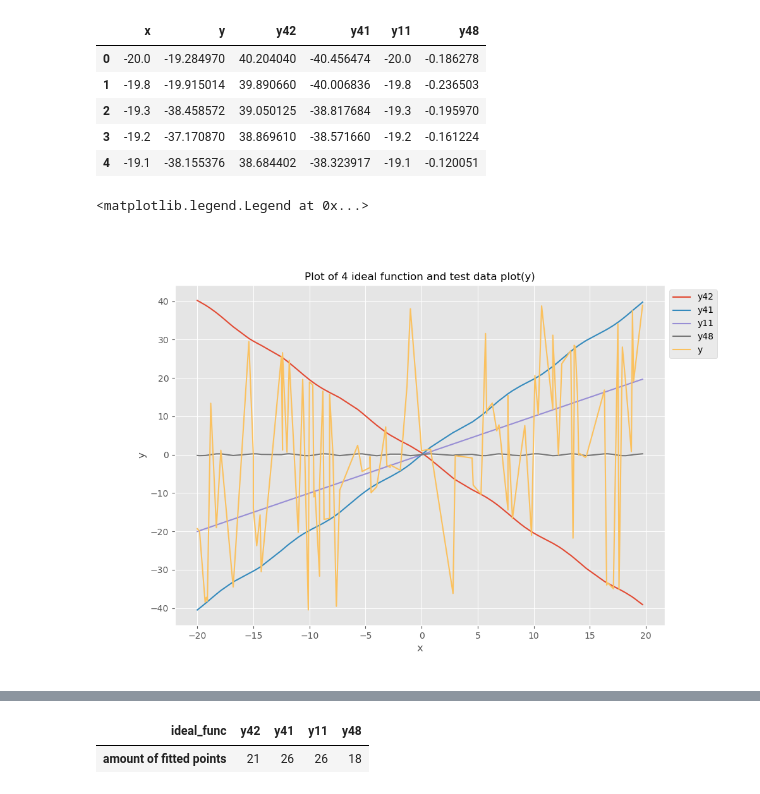
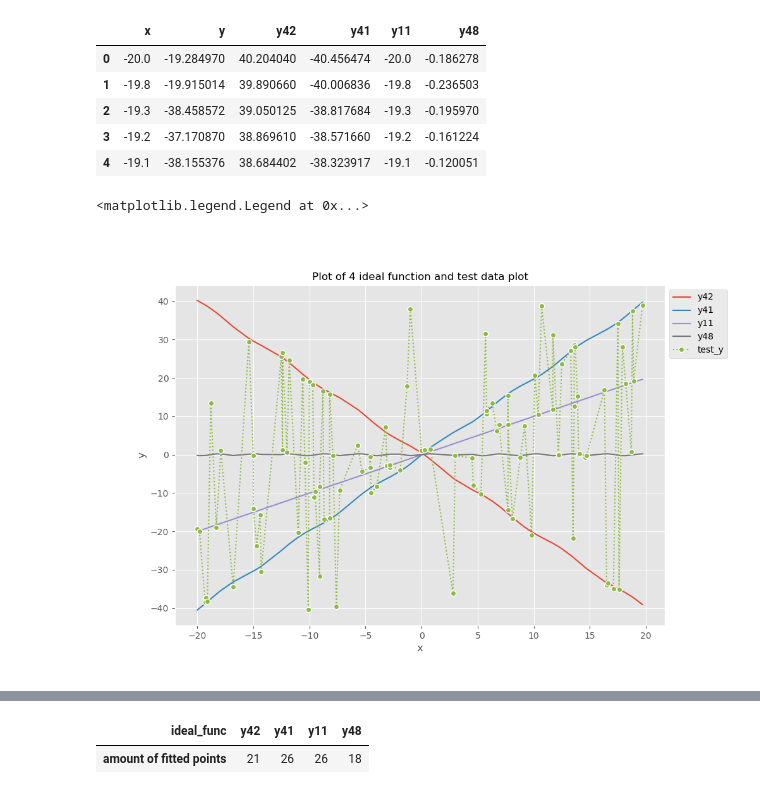
Before and after one commit to Fful/pyprog-course-WA, a Jupyter notebook: data_processing.ipynb, the cells around one changed output, grey strips where cells are left out. Saved outputs shown, nothing was run; the diff lists cells and outputs as text; code cells hidden in the pictures.

```diff
--- a/data_processing.ipynb
+++ b/data_processing.ipynb
@@ -167,15 +221,17 @@ merged_df.head()
 | 4 | -19.1 | -38.155376 | 38.684402 | -38.323917 | -19.1 | -0.120051 |
 # %%
 ax2 = merged_df.plot(x='x',
-                     y=chosen_ideal + ['y'],
+                     y=chosen_ideal,
                      ylabel='y',
                      figsize=(10,7)
                     )
-ax2.set_title('Plot of 4 ideal function and test data plot(y)', fontsize=12)
-ax2.legend(labels=my_labels, loc='upper left', bbox_to_anchor=(1, 1))
+ax2.set_title('Plot of 4 ideal function and test data plot', fontsize=12)
+ax2.plot(merged_df['x'], merged_df['y'], 'C5o:', mec='1.0')
+labels = chosen_ideal + ['test_y']
+ax2.legend(labels=labels, loc='upper left', bbox_to_anchor=(1, 1))
 # %% [output]
 <matplotlib.legend.Legend at 0x...>
-[figure, old version]
+[figure, new version]
 # %%
 ans = pd.Series(dtype=np.int32,
                 name='amount of fitted points',
```
Also changed, not shown: parts of 10 cells of this notebook.
